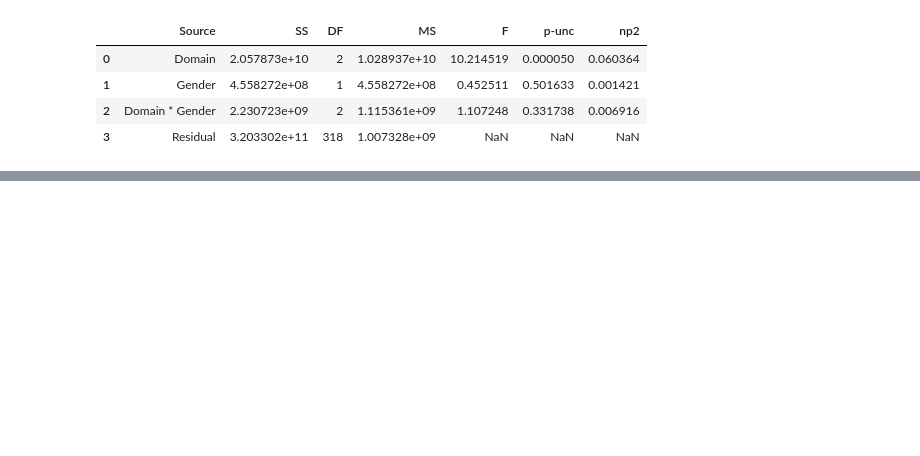
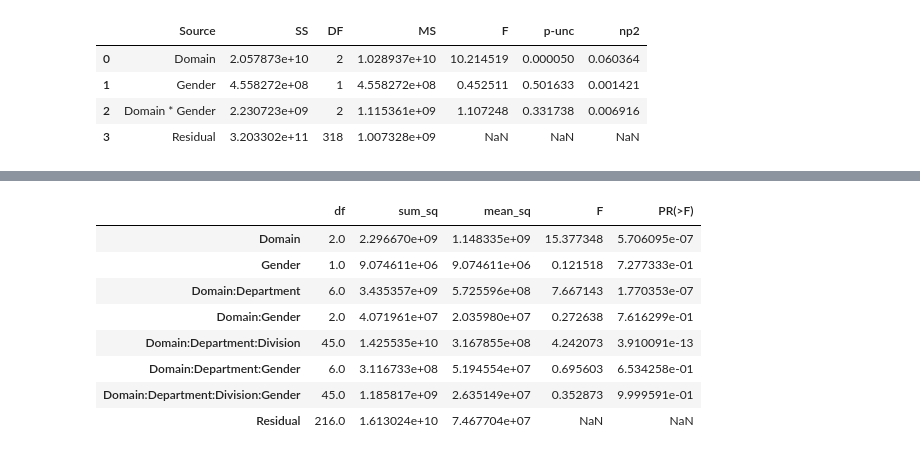
Before and after one commit to Durixas/Nested-and-Crossed-ANOVA-on-Employee-Salaries, a Jupyter notebook: pro80.ipynb, the cells around one changed output, grey strips where cells are left out. Cells and saved outputs as stored; diff of their text form; code cells hidden in the pictures; blank space fills up the shorter version.

```diff
--- a/pro80.ipynb
+++ b/pro80.ipynb
@@ -647,0 +813,16 @@ F_domain_2 = anova_table.loc['Domain','F'] / anova_table.loc['Domain:Department:
+# %%
+# formula = 'Overtime_Pay ~ C(Domain) + C(Department, within=C(Domain)) + C(Division, within=C(Department, C(Domain)))'
+formula = 'Overtime_Pay ~ Domain + Domain:Department + Domain:Department:Division + Domain*Gender + Domain:Department*Gender + Domain:Department:Division*Gender'
+model = ols(formula, data=df2).fit()
+anova_table_Overtime = sm.stats.anova_lm(model, typ=1)
+anova_table_Overtime
+# %% [output]
+|  | df | sum_sq | mean_sq | F | PR(>F) |
+| Domain | 2.0 | 2.296670e+09 | 1.148335e+09 | 15.377348 | 5.706095e-07 |
+| Gender | 1.0 | 9.074611e+06 | 9.074611e+06 | 0.121518 | 7.277333e-01 |
+| Domain:Department | 6.0 | 3.435357e+09 | 5.725596e+08 | 7.667143 | 1.770353e-07 |
+| Domain:Gender | 2.0 | 4.071961e+07 | 2.035980e+07 | 0.272638 | 7.616299e-01 |
+| Domain:Department:Division | 45.0 | 1.425535e+10 | 3.167855e+08 | 4.242073 | 3.910091e-13 |
+| Domain:Department:Gender | 6.0 | 3.116733e+08 | 5.194554e+07 | 0.695603 | 6.534258e-01 |
+| Domain:Department:Division:Gender | 45.0 | 1.185817e+09 | 2.635149e+07 | 0.352873 | 9.999591e-01 |
+| Residual | 216.0 | 1.613024e+10 | 7.467704e+07 | NaN | NaN |
```
Also changed, not shown: parts of 31 cells of this notebook.
